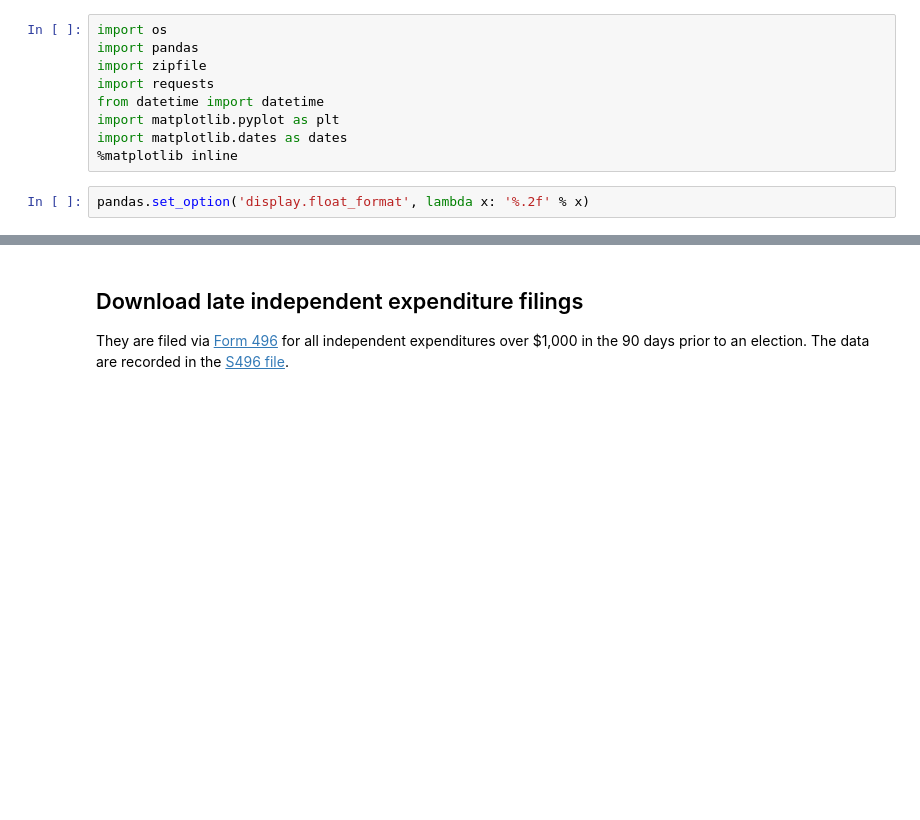
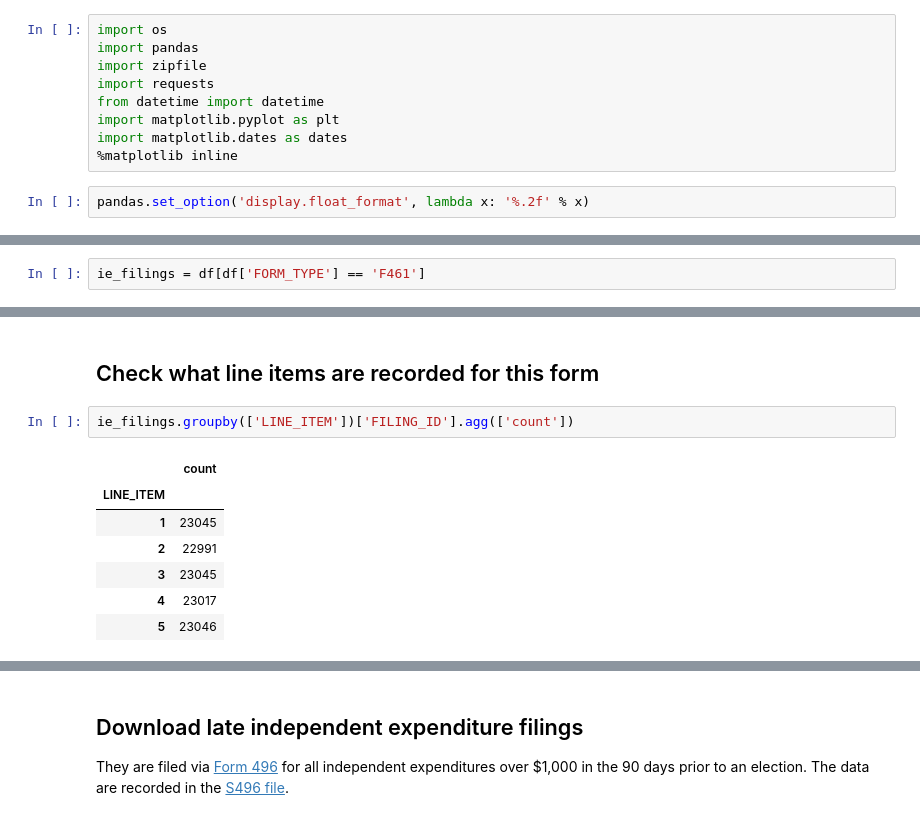
Before and after one commit to palewire/python-calaccess-notebooks, a Jupyter notebook: independent-expenditures.ipynb, the cells around one changed output, grey strips where cells are left out. Drawn from its saved outputs; the diff is of its cells as text; blank space fills up the shorter version.

```diff
--- a/independent-expenditures.ipynb
+++ b/independent-expenditures.ipynb
@@ -17,0 +108,2 @@ pandas.set_option('display.float_format', lambda x: '%.2f' % x)
+# %%
+ie_filings = df[df['FORM_TYPE'] == 'F461']
@@ -17,0 +114,12 @@ pandas.set_option('display.float_format', lambda x: '%.2f' % x)
+# %% [markdown]
+## Check what line items are recorded for this form
+# %%
+ie_filings.groupby(['LINE_ITEM'])['FILING_ID'].agg(['count'])
+# %% [output]
+|  | count |
+| LINE_ITEM |  |
+| 1 | 23045 |
+| 2 | 22991 |
+| 3 | 23045 |
+| 4 | 23017 |
+| 5 | 23046 |
```
Also changed, not shown: parts of 29 cells of this notebook, 1 other file.
